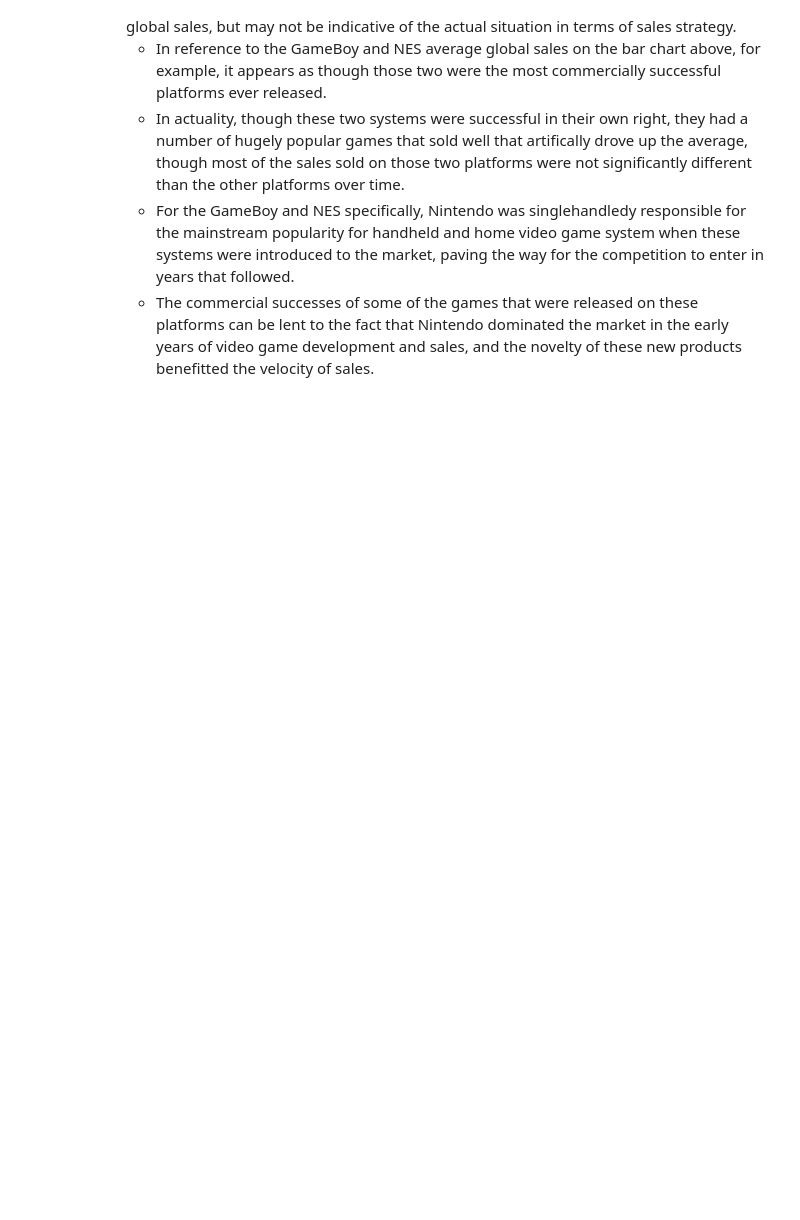
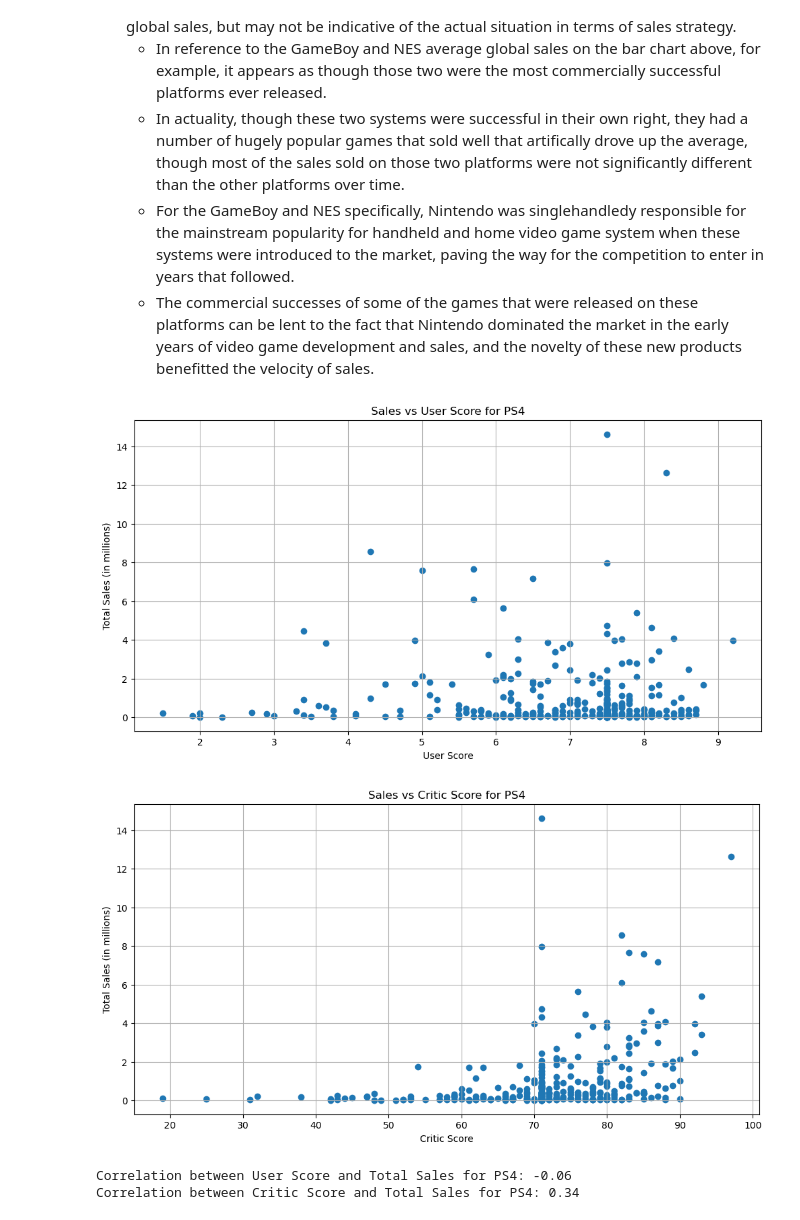
Before and after one commit to Flamingo-Rocker/Video-Game-Marketing-Strategy, a Jupyter notebook: notebooks/Video Game EDA & SDA.ipynb, the cells around one changed output. Cells and saved outputs as stored; diff of their text form; code cells hidden in the pictures; blank space fills up the shorter version.

```diff
--- a/notebooks/Video Game EDA & SDA.ipynb
+++ b/notebooks/Video Game EDA & SDA.ipynb
@@ -360,3 +360,39 @@ plt.show()
     - In actuality, though these two systems were successful in their own right, they had a number of hugely popular games that sold well that artifically drove up the average, though most of the sales sold on those two platforms were not significantly different than the other platforms over time.
     - For the GameBoy and NES specifically, Nintendo was singlehandledy responsible for the mainstream popularity for handheld and home video game system when these systems were introduced to the market, paving the way for the competition to enter in years that followed.
     - The commercial successes of some of the games that were released on these platforms can be lent to the fact that Nintendo dominated the market in the early years of video game development and sales, and the novelty of these new products benefitted the velocity of sales.
+# %%
+# Take a look at how user and professional reviews affect sales for one popular platform (you choose).
+# Build a scatter plot and calculate the correlation between reviews and sales.
+# Draw conclusions.
+
+platform = 'PS4'
+platform_data = games[games['platform'] == platform]
+
+# Scatter plot for user score vs total sales
+plt.figure(figsize=(12, 6))
+plt.scatter(platform_data['user_score'], platform_data['total_sales'])
+plt.xlabel('User Score')
+plt.ylabel('Total Sales (in millions)')
+plt.title(f'Sales vs User Score for {platform}')
+plt.grid()
+plt.show()
+
+# Scatter plot for critic score vs total sales
+plt.figure(figsize=(12, 6))
+plt.scatter(platform_data['critic_score'], platform_data['total_sales'])
+plt.xlabel('Critic Score')
+plt.ylabel('Total Sales (in millions)')
+plt.title(f'Sales vs Critic Score for {platform}')
+plt.grid()
+plt.show()
+
+# Calculate correlation coefficients
+user_score_corr = platform_data['user_score'].corr(platform_data['total_sales'])
+critic_score_corr = platform_data['critic_score'].corr(platform_data['total_sales'])
+print(f"Correlation between User Score and Total Sales for {platform}: {user_score_corr:.2f}")
+print(f"Correlation between Critic Score and Total Sales for {platform}: {critic_score_corr:.2f}")
+# %% [output]
+[figure, added]
+[figure, added]
+Correlation between User Score and Total Sales for PS4: -0.06
+Correlation between Critic Score and Total Sales for PS4: 0.34
```
Also changed, not shown: parts of 2 cells of this notebook.
